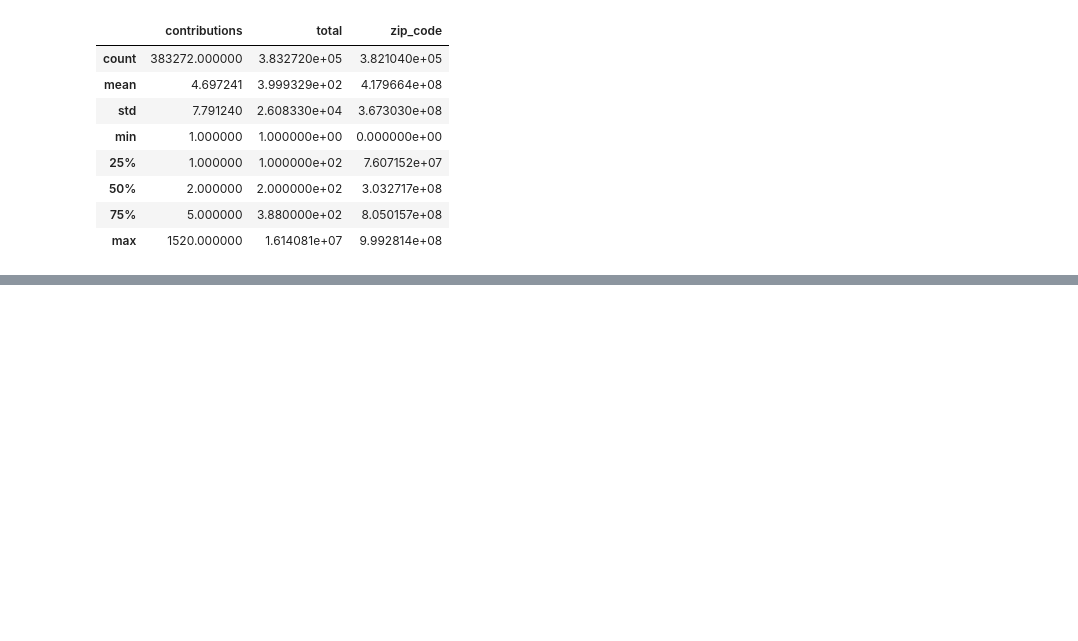
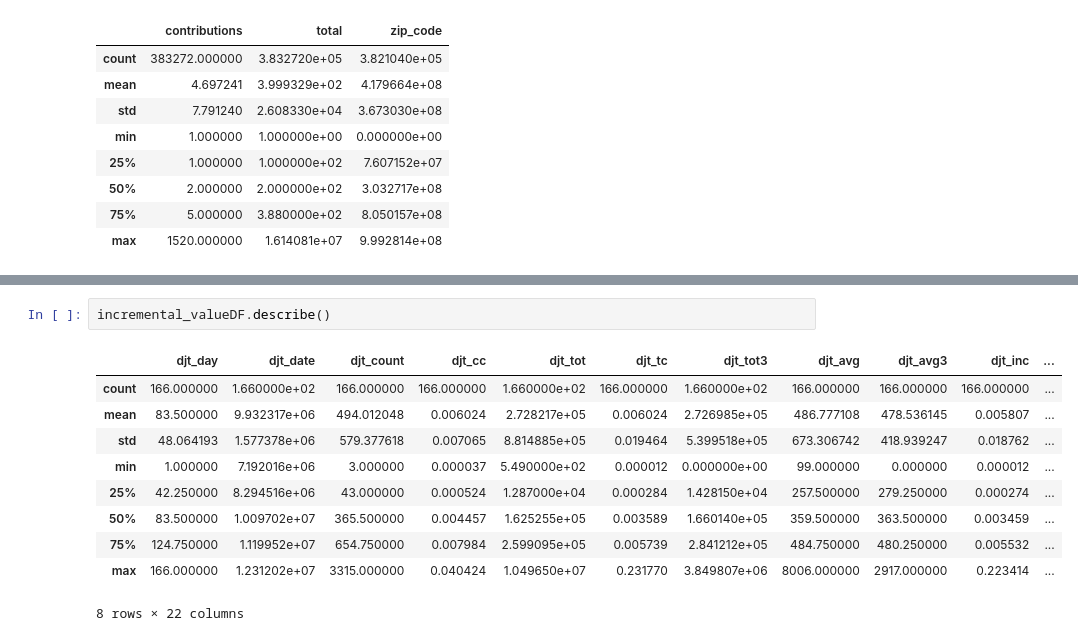
Before and after one commit to sellis4536/uncc_dbc_proj02, a Jupyter notebook: project02_data.ipynb, the cells around one changed output, grey strips where cells are left out. Drawn from its saved outputs; the diff is of its cells as text; blank space fills up the shorter version.

```diff
--- a/project02_data.ipynb
+++ b/project02_data.ipynb
@@ -126,0 +176,13 @@ peopleDF.describe()
+# %%
+incremental_valueDF.describe()
+# %% [output]
+|  | djt_day | djt_date | djt_count | djt_cc | djt_tot | djt_tc | djt_tot3 | djt_avg | djt_avg3 | djt_inc | ... |
+| count | 166.000000 | 1.660000e+02 | 166.000000 | 166.000000 | 1.660000e+02 | 166.000000 | 1.660000e+02 | 166.000000 | 166.000000 | 166.000000 | ... |
+| mean | 83.500000 | 9.932317e+06 | 494.012048 | 0.006024 | 2.728217e+05 | 0.006024 | 2.726985e+05 | 486.777108 | 478.536145 | 0.005807 | ... |
+| std | 48.064193 | 1.577378e+06 | 579.377618 | 0.007065 | 8.814885e+05 | 0.019464 | 5.399518e+05 | 673.306742 | 418.939247 | 0.018762 | ... |
+| min | 1.000000 | 7.192016e+06 | 3.000000 | 0.000037 | 5.490000e+02 | 0.000012 | 0.000000e+00 | 99.000000 | 0.000000 | 0.000012 | ... |
+| 25% | 42.250000 | 8.294516e+06 | 43.000000 | 0.000524 | 1.287000e+04 | 0.000284 | 1.428150e+04 | 257.500000 | 279.250000 | 0.000274 | ... |
+| 50% | 83.500000 | 1.009702e+07 | 365.500000 | 0.004457 | 1.625255e+05 | 0.003589 | 1.660140e+05 | 359.500000 | 363.500000 | 0.003459 | ... |
+| 75% | 124.750000 | 1.119952e+07 | 654.750000 | 0.007984 | 2.599095e+05 | 0.005739 | 2.841212e+05 | 484.750000 | 480.250000 | 0.005532 | ... |
+| max | 166.000000 | 1.231202e+07 | 3315.000000 | 0.040424 | 1.049650e+07 | 0.231770 | 3.849807e+06 | 8006.000000 | 2917.000000 | 0.223414 | ... |
+8 rows × 22 columns
```
Also changed, not shown: parts of 5 cells of this notebook, 1 other file.
